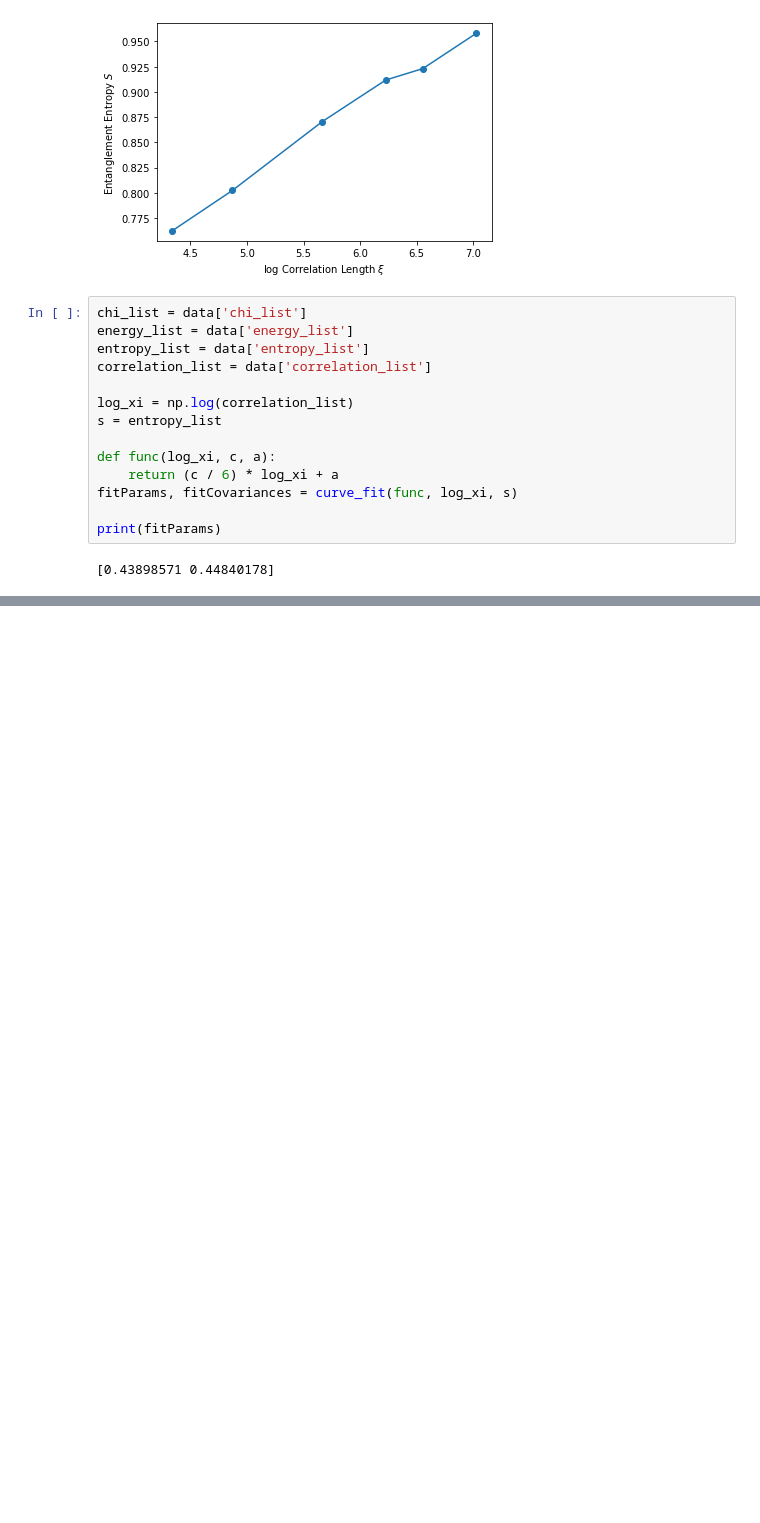
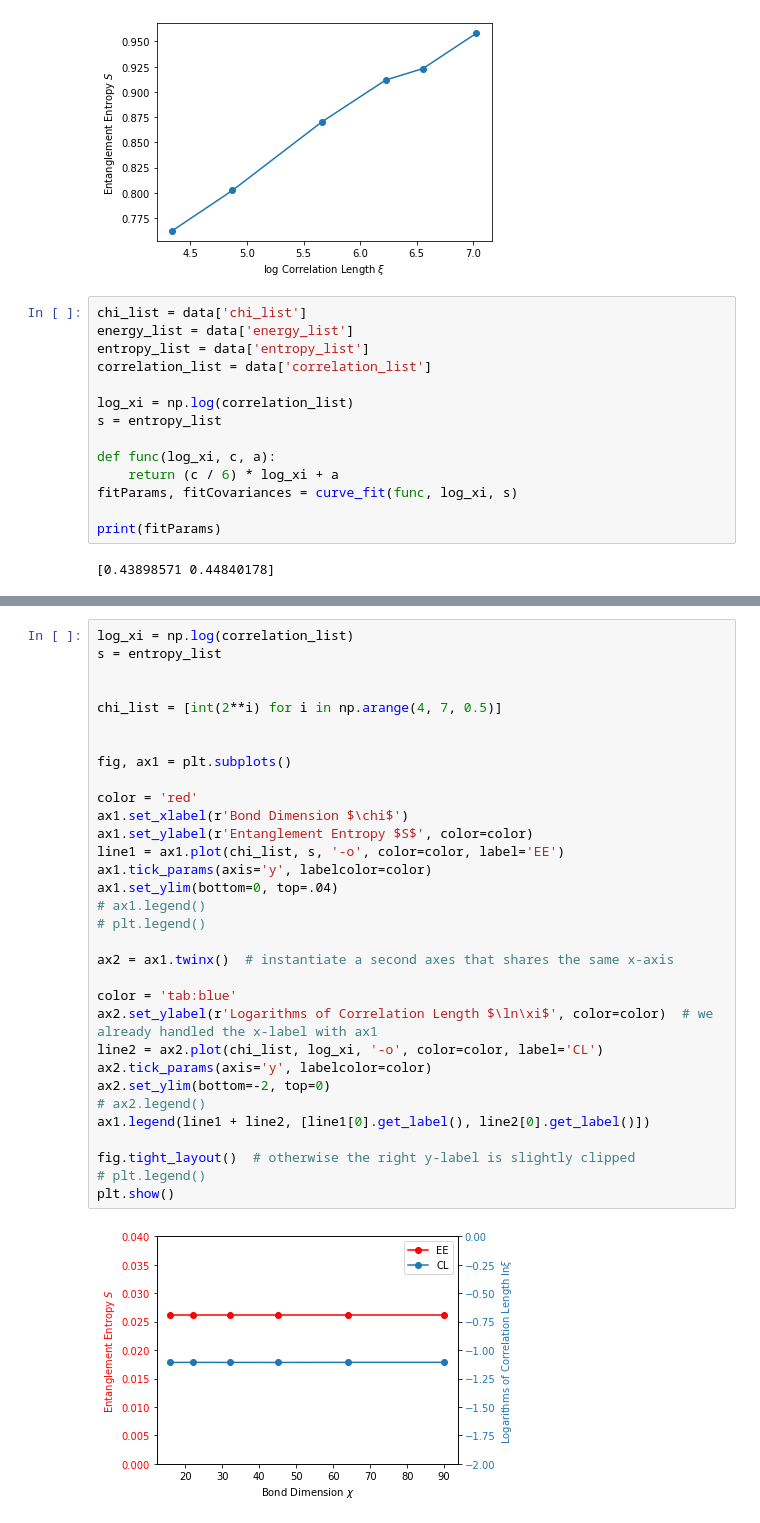
Before and after one commit to JerryChen97/KitaevLadder, a Jupyter notebook: Ising_test.ipynb, the cells around one changed output, grey strips where cells are left out. Saved outputs shown, nothing was run; the diff lists cells and outputs as text; blank space fills up the shorter version.

```diff
--- a/Ising_test.ipynb
+++ b/Ising_test.ipynb
@@ -551,0 +706,34 @@ print(fitParams)
+# %%
+log_xi = np.log(correlation_list)
+s = entropy_list
+
+
+chi_list = [int(2**i) for i in np.arange(4, 7, 0.5)]
+
+
+fig, ax1 = plt.subplots()
+
+color = 'red'
+ax1.set_xlabel(r'Bond Dimension $\chi$')
+ax1.set_ylabel(r'Entanglement Entropy $S$', color=color)
+line1 = ax1.plot(chi_list, s, '-o', color=color, label='EE')
+ax1.tick_params(axis='y', labelcolor=color)
+ax1.set_ylim(bottom=0, top=.04)
+# ax1.legend()
+# plt.legend()
+
+ax2 = ax1.twinx()  # instantiate a second axes that shares the same x-axis
+
+color = 'tab:blue'
+ax2.set_ylabel(r'Logarithms of Correlation Length $\ln\xi$', color=color)  # we already handled the x-label with ax1
+line2 = ax2.plot(chi_list, log_xi, '-o', color=color, label='CL')
+ax2.tick_params(axis='y', labelcolor=color)
+ax2.set_ylim(bottom=-2, top=0)
+# ax2.legend()
+ax1.legend(line1 + line2, [line1[0].get_label(), line2[0].get_label()])
+
+fig.tight_layout()  # otherwise the right y-label is slightly clipped
+# plt.legend()
+plt.show()
+# %% [output]
+[figure, added]
```
Also changed, not shown: parts of 6 cells of this notebook, 35 other files.
